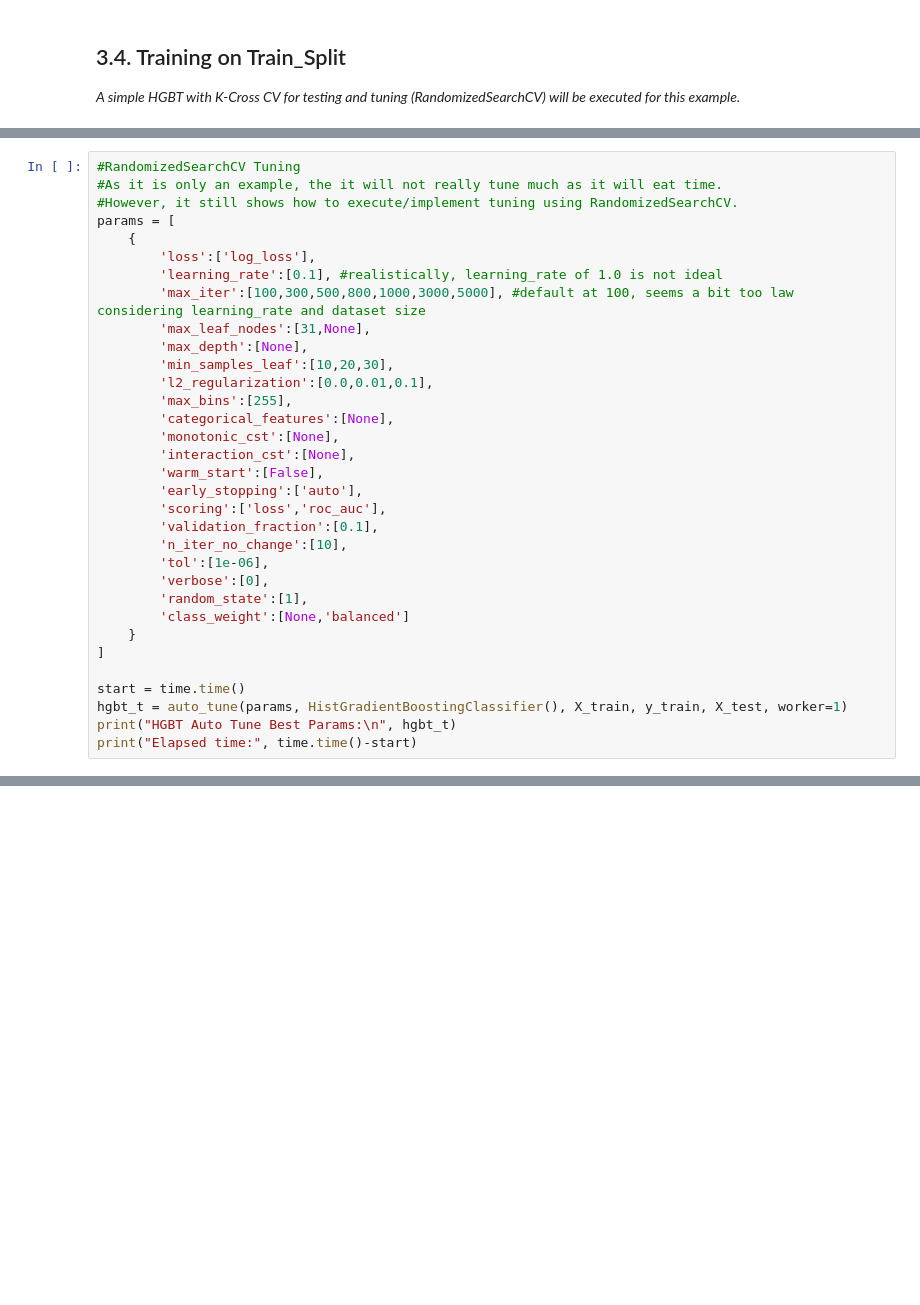
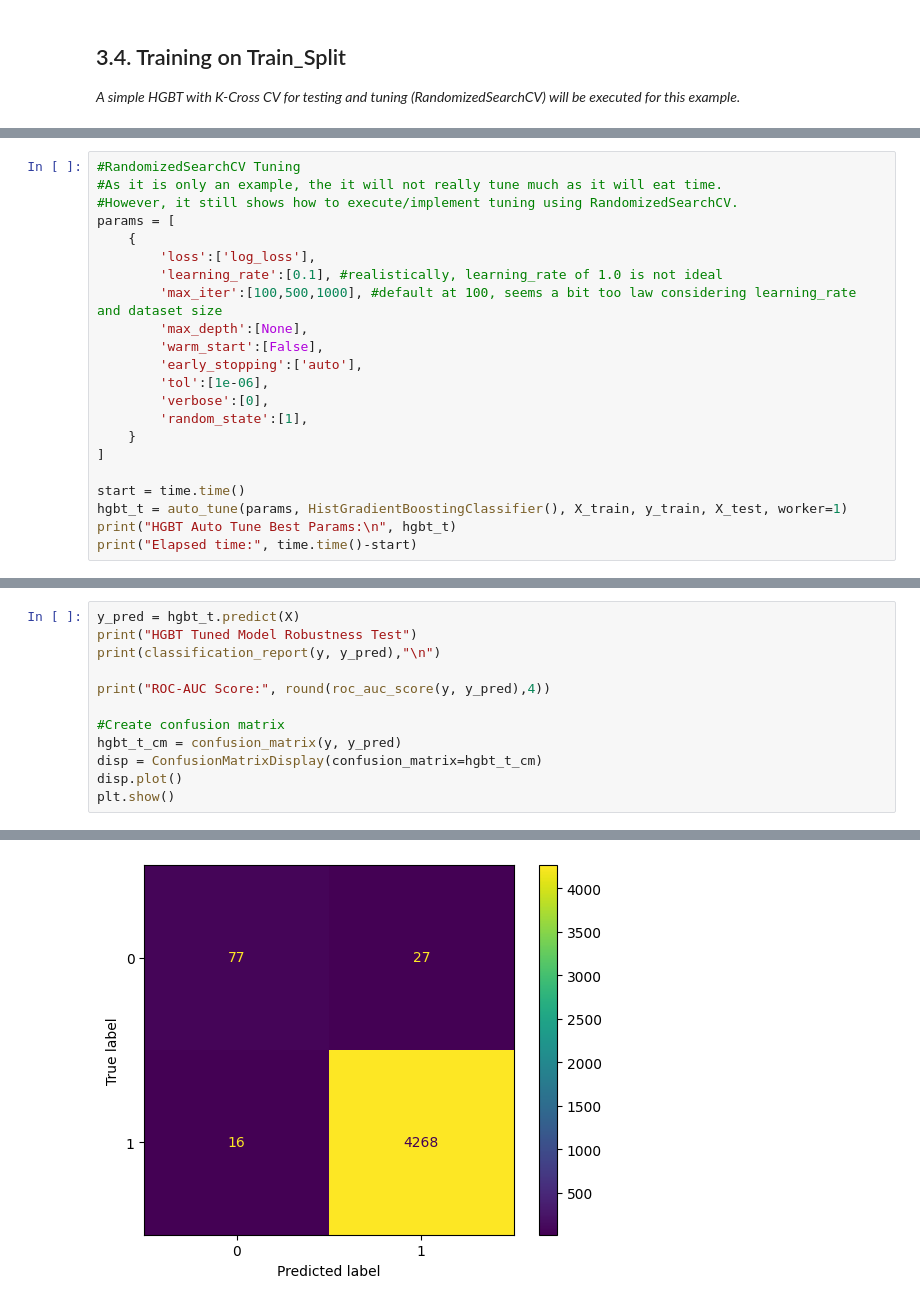
Before and after one commit to jm55/THESIS, a Jupyter notebook: ML Test/Balancing Oliveira/Balancing_Oliveira.ipynb, the cells around one changed output, grey strips where cells are left out. Saved outputs shown, nothing was run; the diff lists cells and outputs as text; blank space fills up the shorter version.

```diff
--- a/ML Test/Balancing Oliveira/Balancing_Oliveira.ipynb
+++ b/ML Test/Balancing Oliveira/Balancing_Oliveira.ipynb
@@ -551,24 +553,13 @@ params = [
     {
         'loss':['log_loss'],
         'learning_rate':[0.1], #realistically, learning_rate of 1.0 is not ideal
-        'max_iter':[100,300,500,800,1000,3000,5000], #default at 100, seems a bit too law considering learning_rate and dataset size
-        'max_leaf_nodes':[31,None],
+        'max_iter':[100,500,1000], #default at 100, seems a bit too law considering learning_rate and dataset size
         'max_depth':[None],
-        'min_samples_leaf':[10,20,30],
-        'l2_regularization':[0.0,0.01,0.1],
-        'max_bins':[255],
-        'categorical_features':[None],
-        'monotonic_cst':[None],
-        'interaction_cst':[None],
         'warm_start':[False],
         'early_stopping':['auto'],
-        'scoring':['loss','roc_auc'],
-        'validation_fraction':[0.1],
-        'n_iter_no_change':[10],
         'tol':[1e-06],
         'verbose':[0],
         'random_state':[1],
-        'class_weight':[None,'balanced']
     }
 ]
 
@@ -665,0 +641,13 @@ weighted avg       0.99      0.98      0.99      4388
+# %%
+y_pred = hgbt_t.predict(X)
+print("HGBT Tuned Model Robustness Test")
+print(classification_report(y, y_pred),"\n")
+
+print("ROC-AUC Score:", round(roc_auc_score(y, y_pred),4))
+
+#Create confusion matrix
+hgbt_t_cm = confusion_matrix(y, y_pred)
+disp = ConfusionMatrixDisplay(confusion_matrix=hgbt_t_cm)
+disp.plot()
+plt.show()
+# %% [output]
@@ -665,0 +666 @@ weighted avg       0.99      0.98      0.99      4388
+[figure, added]
```
Also changed, not shown: parts of 20 cells of this notebook.
